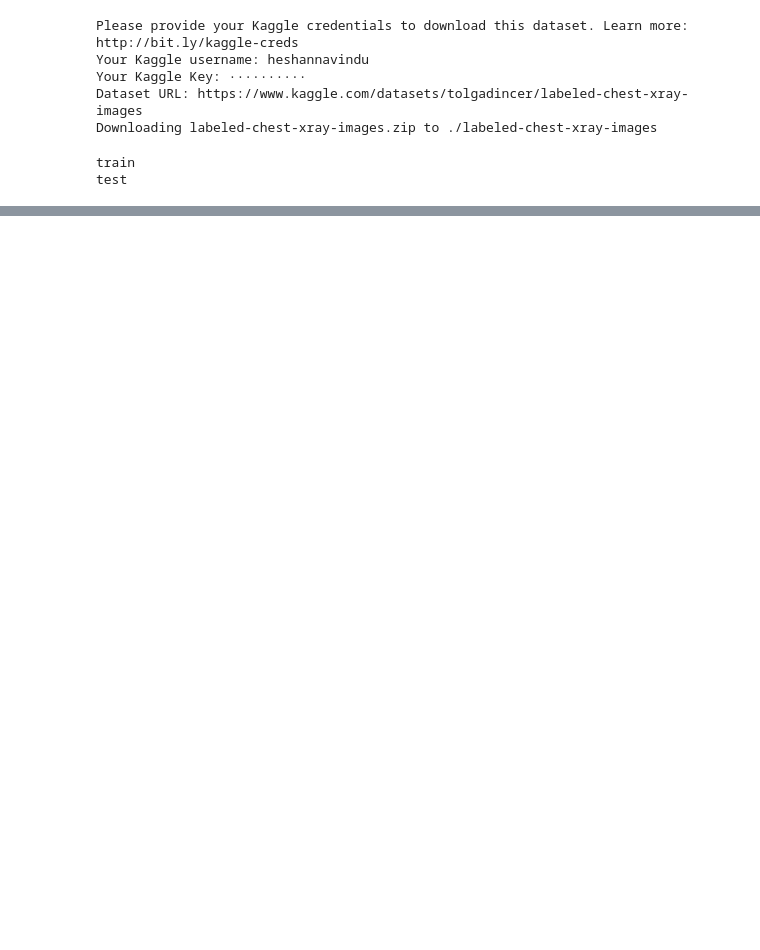
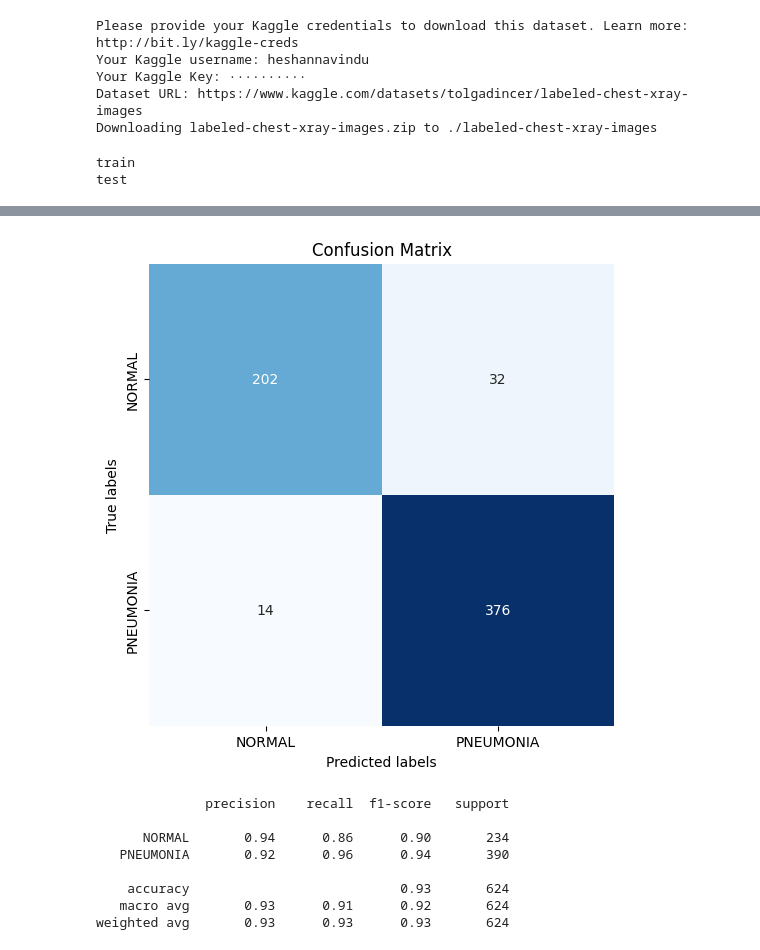
Before and after one commit to HeshanNavindu-7/Pneumonia-Detection, a Jupyter notebook: pneumonia_detection_CheXNet.ipynb, the cells around one changed output, grey strips where cells are left out. Cells and saved outputs as stored; diff of their text form; code cells hidden in the pictures; blank space fills up the shorter version.

```diff
--- a/pneumonia_detection_CheXNet.ipynb
+++ b/pneumonia_detection_CheXNet.ipynb
@@ -323,3 +292,0 @@ torch.save(model.state_dict(), 'chexnet_pneumonia.pth')
-# %%
-model.load_state_dict(torch.load('chexnet_pneumonia.pth'))
-model.eval()  # Set the model to evaluation mode
@@ -438,0 +385,43 @@ NameError: name 'val_loader' is not defined
+# %%
+from sklearn.metrics import confusion_matrix, classification_report
+import seaborn as sns
+
+# Function to plot confusion matrix
+def plot_confusion_matrix(y_true, y_pred, classes):
+    cm = confusion_matrix(y_true, y_pred)
+    plt.figure(figsize=(6, 6))
+    sns.heatmap(cm, annot=True, fmt='d', cmap='Blues', cbar=False,
+                xticklabels=classes, yticklabels=classes)
+    plt.xlabel('Predicted labels')
+    plt.ylabel('True labels')
+    plt.title('Confusion Matrix')
+    plt.show()
+
+# Example usage after training
+model.eval()
+y_pred = []
+y_true = []
+
+with torch.no_grad():
+    for images, labels in test_loader:
+        images, labels = images.to(device), labels.to(device)
+        outputs = model(images)
+        _, predicted = torch.max(outputs, 1)
+        y_pred.extend(predicted.cpu().numpy())
+        y_true.extend(labels.cpu().numpy())
+
+# Plot confusion matrix
+plot_confusion_matrix(y_true, y_pred, classes=['NORMAL', 'PNEUMONIA'])
+
+# Classification report
+print(classification_report(y_true, y_pred, target_names=['NORMAL', 'PNEUMONIA']))
+# %% [output]
+[figure, added]
+              precision    recall  f1-score   support
+
+      NORMAL       0.94      0.86      0.90       234
+   PNEUMONIA       0.92      0.96      0.94       390
+
+    accuracy                           0.93       624
+   macro avg       0.93      0.91      0.92       624
+weighted avg       0.93      0.93      0.93       624
```
Also changed, not shown: parts of 24 cells of this notebook.
